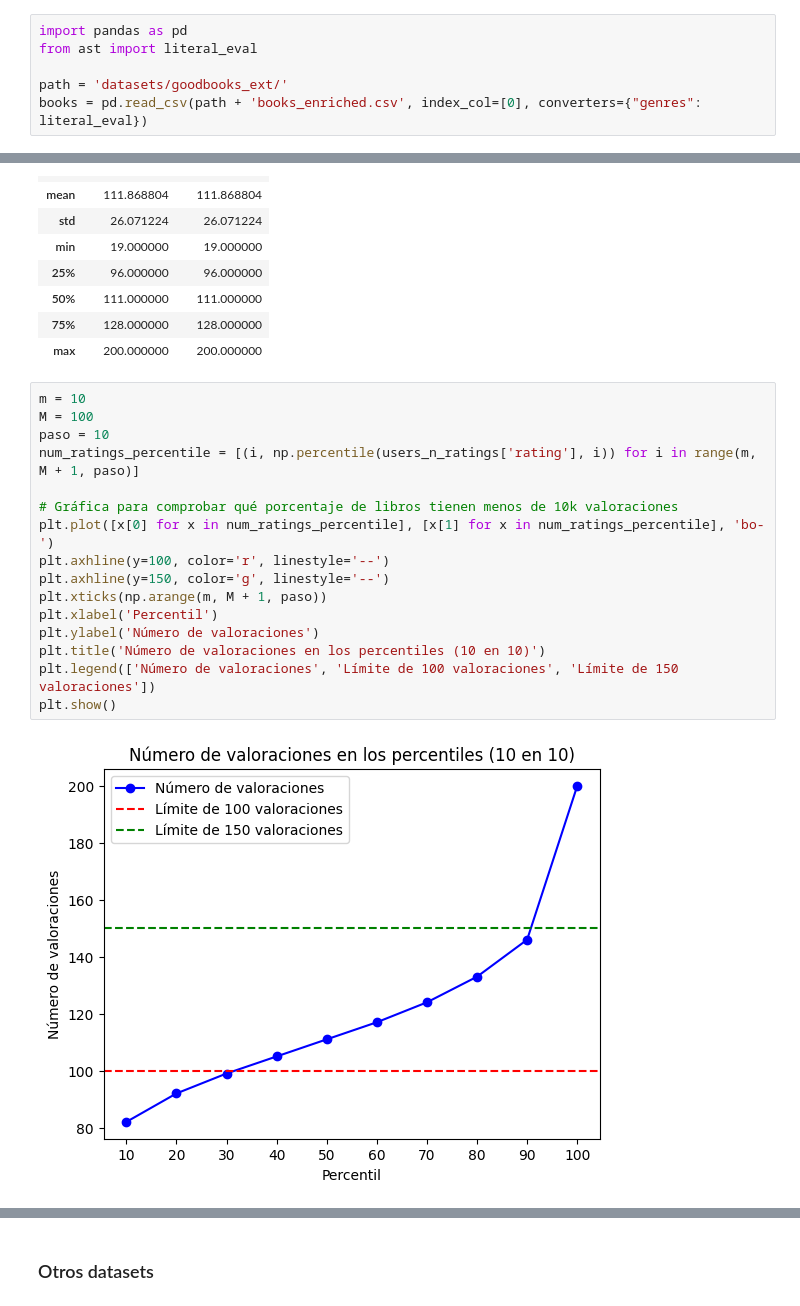
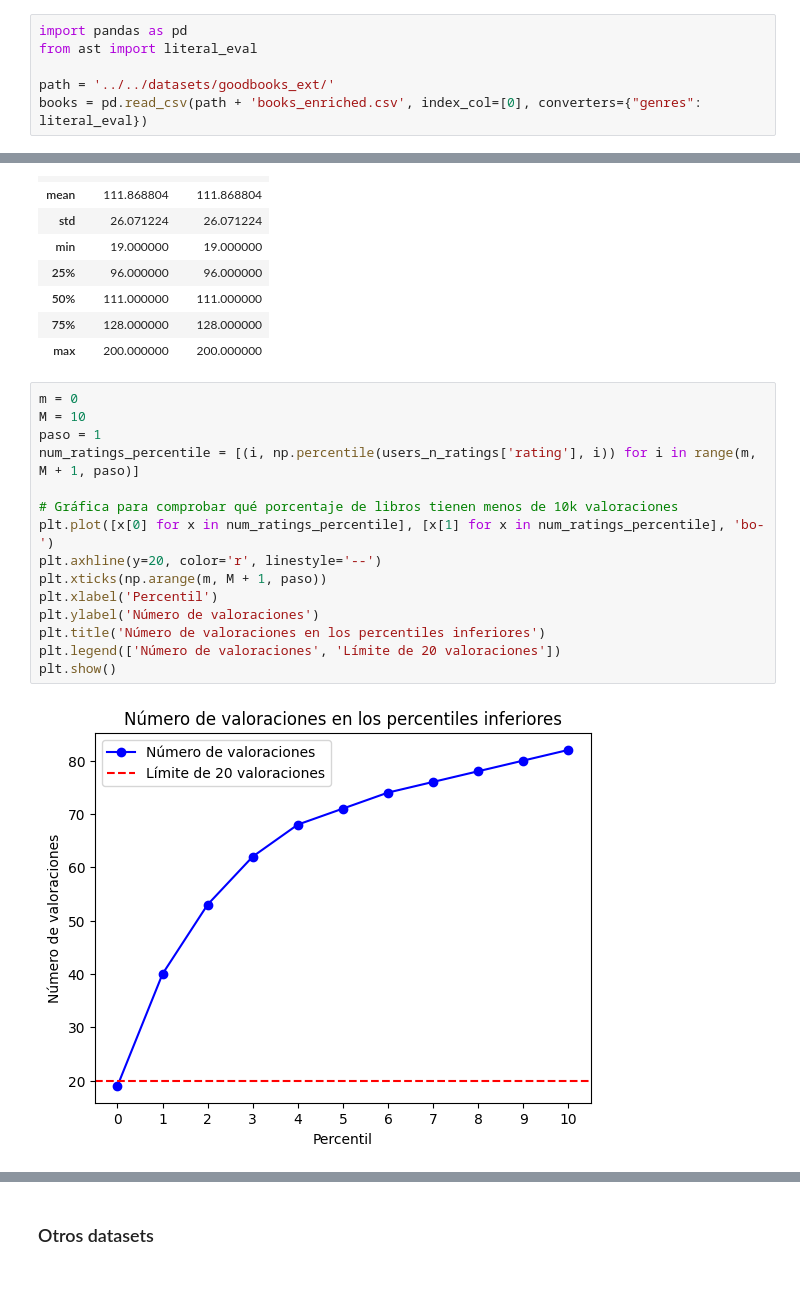
Before and after one commit to mrrodero/XBRecs, a Jupyter notebook: notebooks/analysis/dataset_analysis.ipynb, the cells around one changed output, grey strips where cells are left out. Cells and saved outputs as stored; diff of their text form.

```diff
--- a/dataset_analysis.ipynb
+++ b/notebooks/analysis/dataset_analysis.ipynb
@@ -17,7 +17,7 @@ Este dataset procede del repositorio [GoodBooks 10k Extended](https://github.com
 import pandas as pd
 from ast import literal_eval
 
-path = 'datasets/goodbooks_ext/'
+path = '../../datasets/goodbooks_ext/'
 books = pd.read_csv(path + 'books_enriched.csv', index_col=[0], converters={"genres": literal_eval})
 # %% [markdown]
 Comprobamos la información del dataset en cuanto a las columnas de las que consiste, así como los tipos de los datos presentes en ellas y cuántos de ellos son no nulos.
@@ -356,20 +356,19 @@ users_n_ratings.describe()
 | 75% | 128.000000 | 128.000000 |
 | max | 200.000000 | 200.000000 |
 # %%
-m = 10
-M = 100
-paso = 10
+m = 0
+M = 10
+paso = 1
 num_ratings_percentile = [(i, np.percentile(users_n_ratings['rating'], i)) for i in range(m, M + 1, paso)]
 
 # Gráfica para comprobar qué porcentaje de libros tienen menos de 10k valoraciones
 plt.plot([x[0] for x in num_ratings_percentile], [x[1] for x in num_ratings_percentile], 'bo-')
-plt.axhline(y=100, color='r', linestyle='--')
-plt.axhline(y=150, color='g', linestyle='--')
+plt.axhline(y=20, color='r', linestyle='--')
 plt.xticks(np.arange(m, M + 1, paso))
 plt.xlabel('Percentil')
 plt.ylabel('Número de valoraciones')
-plt.title('Número de valoraciones en los percentiles (10 en 10)')
-plt.legend(['Número de valoraciones', 'Límite de 100 valoraciones', 'Límite de 150 valoraciones'])
+plt.title('Número de valoraciones en los percentiles inferiores')
+plt.legend(['Número de valoraciones', 'Límite de 20 valoraciones'])
 plt.show()
 # %% [output]
-[figure, old version]
+[figure, new version]
```
Also changed, not shown: parts of 10 cells of this notebook, 3 other files.
